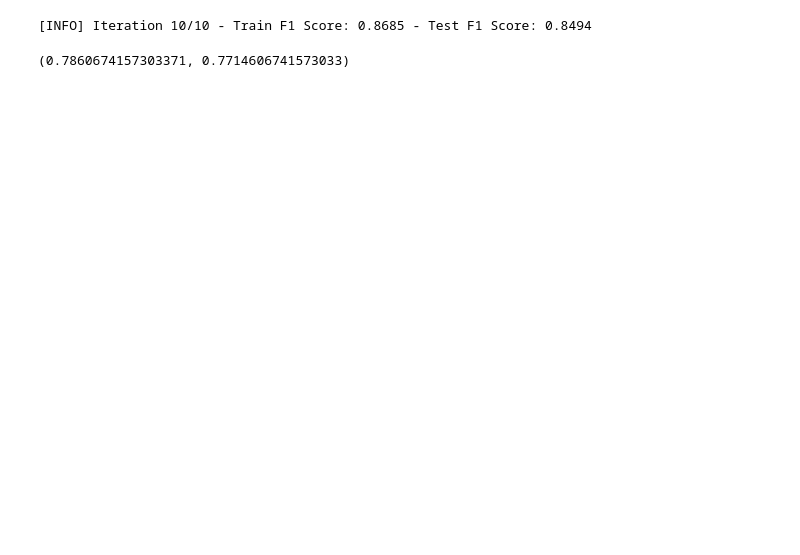
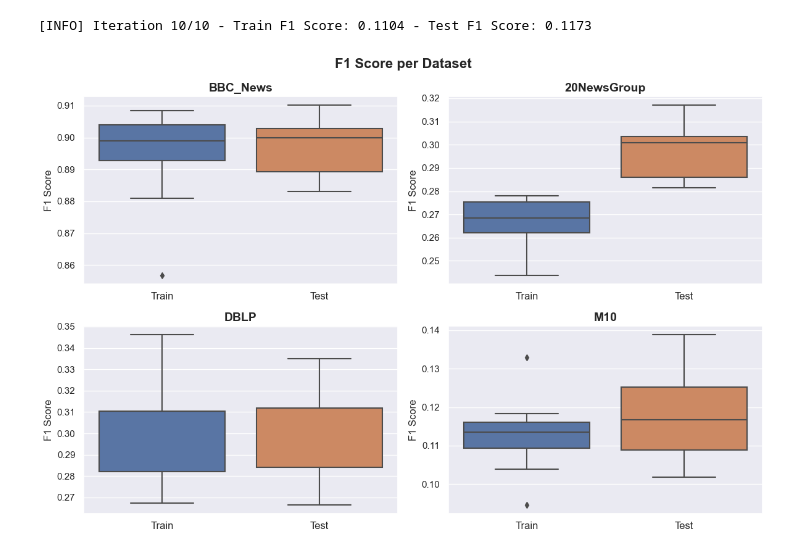
Before and after one commit to yoest/Topic-Modeling-Analysis, a Jupyter notebook: lbl2vec/performances.ipynb, the cells around one changed output. Drawn from its saved outputs; the diff is of its cells as text; code cells hidden in the pictures; blank space fills up the shorter version.

Commit message:
work on performances of both lbl2vec and lbl2transformervec and update readme

```diff
--- a/lbl2vec/performances.ipynb
+++ b/lbl2vec/performances.ipynb
@@ -75,5 +76,55 @@ def evaluate_lbl2vec_on_dataset(dataset_name: str, n_iterations: int = 1, n_word
-# %%
-evaluate_lbl2vec_on_dataset('BBC_News', n_iterations=10, n_words=10)
-# %% [output]
-[INFO] Iteration 10/10 - Train F1 Score: 0.8685 - Test F1 Score: 0.8494
-(0.7860674157303371, 0.7714606741573033)
+# %%
+result_df = pd.DataFrame()
+
+for dataset_name in ['BBC_News', '20NewsGroup', 'DBLP', 'M10']:
+    f1_scores_train, f1_scores_test = evaluate_lbl2vec_on_dataset(dataset_name, n_iterations=10, n_words=20)
+
+    for iter_idx in range(len(f1_scores_train)):
+        for dataset_type, scores in zip(['train', 'test'], [f1_scores_train, f1_scores_test]):
+            result_df = pd.concat([
+                result_df,
+                pd.DataFrame({
+                    'dataset': dataset_name,
+                    'iteration': iter_idx + 1,
+                    'Dataset Type': dataset_type,
+                    'F1 score': scores[iter_idx]
+                }, index=[0])
+            ])
+
+result_df.to_csv('cache/performances.csv', index=False)
+# %% [output]
+[INFO] Iteration 10/10 - Train F1 Score: 0.1104 - Test F1 Score: 0.1173
+# %%
+result_df = pd.read_csv('cache/performances.csv')
+
+fig, ax = plt.subplots(2, 2, figsize=(12, 8))
+
+x, y = 0, 0
+
+for dataset_name in result_df['dataset'].unique():
+    dataset_df = result_df[result_df['dataset'] == dataset_name]
+
+    sns.boxplot(
+        data=dataset_df,
+        x='Dataset Type',
+        y='F1 score',
+        ax=ax[x, y]
+    )
+
+    ax[x, y].set_title(dataset_name, fontsize=14, fontweight='bold')
+    ax[x, y].set_xlabel('')
+    ax[x, y].set_ylabel('F1 Score', fontsize=12)
+    ax[x, y].set_xticklabels(['Train', 'Test'], fontsize=12)
+
+    if y == 0:
+        y += 1
+    else:
+        y = 0
+        x += 1
+
+fig.suptitle('F1 Score per Dataset', fontsize=16, fontweight='bold')
+
+fig.tight_layout()
+fig.savefig('../figures/lbl2vec_performances.png')
+# %% [output]
+[figure, added]
```
Also changed, not shown: parts of 2 cells of this notebook, 12 other files.
